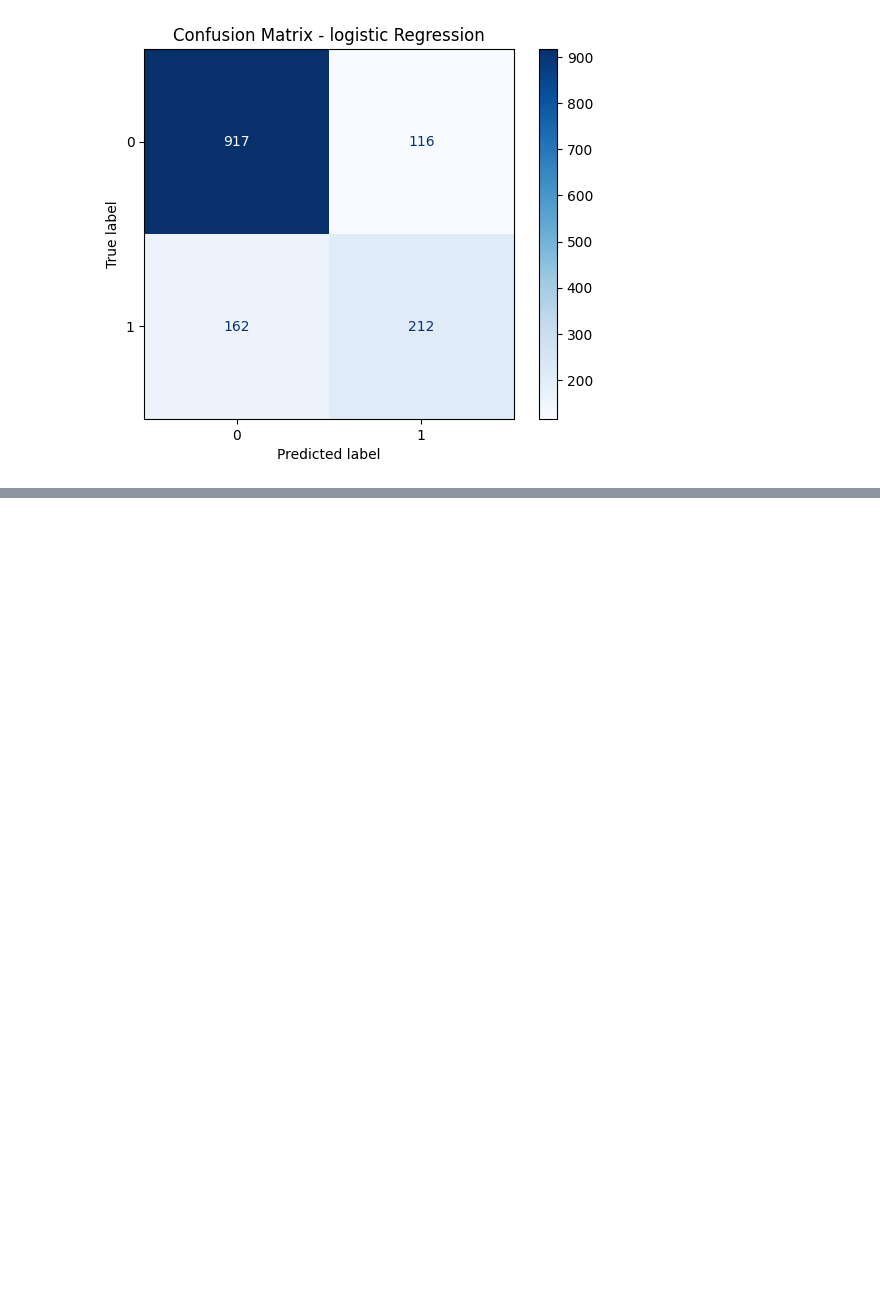
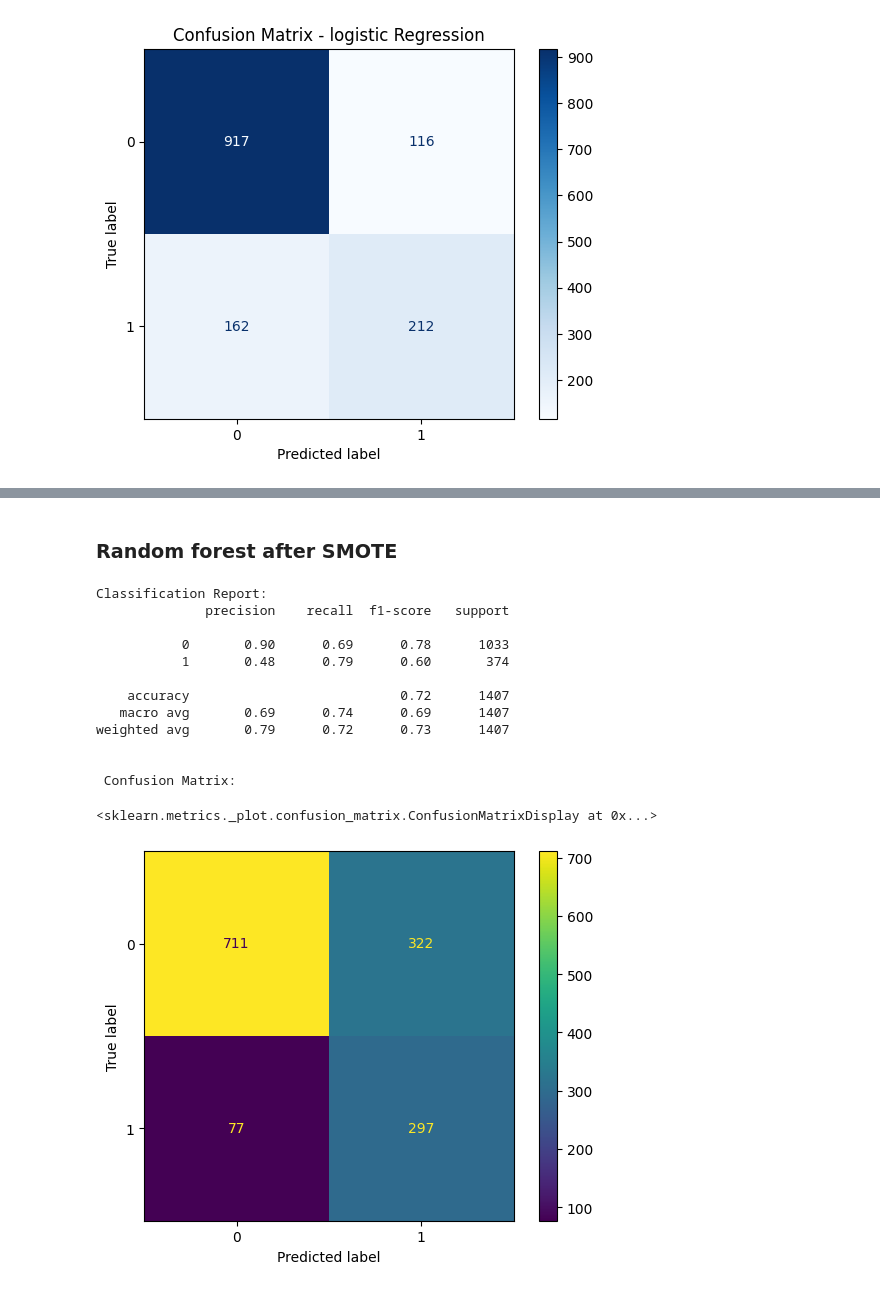
Before and after one commit to wissalzoghbi/churn-forecast-ml, a Jupyter notebook: notebooks/02_preprocessing_and_baseline_model.ipynb, the cells around one changed output, grey strips where cells are left out. Cells and saved outputs as stored; diff of their text form; code cells hidden in the pictures; blank space fills up the shorter version.

```diff
--- a/notebooks/02_preprocessing_and_baseline_model.ipynb
+++ b/notebooks/02_preprocessing_and_baseline_model.ipynb
@@ -93,0 +101,43 @@ ModuleNotFoundError: No module named 'imblearn'
+# %% [markdown]
+### Random forest after SMOTE
+# %%
+# Import the model
+from sklearn.ensemble import RandomForestClassifier
+
+# Initialize the Random Forest
+# n_estimators=100: the nmbr of trees in the forest
+#random_state=42: ensures repudicibility
+rf_model = RandomForestClassifier(n_estimators=100, random_state=42)
+
+# 3️⃣ Fit the model on the balanced training data from SMOTE
+rf_model.fit(X_train_res, y_train_res)
+
+# Step 3: Train the model on the balanced data from SMOTE
+# - This allows the model to learn equally from both classes
+y_pred = rf_model.predict(X_test_scaled)
+
+# Step 5: Evaluate the model
+# - classification_report: shows precision, recall, f1-score
+# - confusion_matrix: shows how many correct/incorrect predictions per class
+# - ConfusionMatrixDisplay: visualizes the confusion matrix
+print("Classification Report:")
+print(classification_report(y_test, y_pred))
+
+
+print("\n Confusion Matrix:")
+ConfusionMatrixDisplay.from_predictions(y_test, y_pred)
+# %% [output]
+Classification Report:
+              precision    recall  f1-score   support
+
+           0       0.90      0.69      0.78      1033
+           1       0.48      0.79      0.60       374
+
+    accuracy                           0.72      1407
+   macro avg       0.69      0.74      0.69      1407
+weighted avg       0.79      0.72      0.73      1407
+
+
+ Confusion Matrix:
+<sklearn.metrics._plot.confusion_matrix.ConfusionMatrixDisplay at 0x...>
+[figure, added]
```
Also changed, not shown: parts of 2 cells of this notebook.
